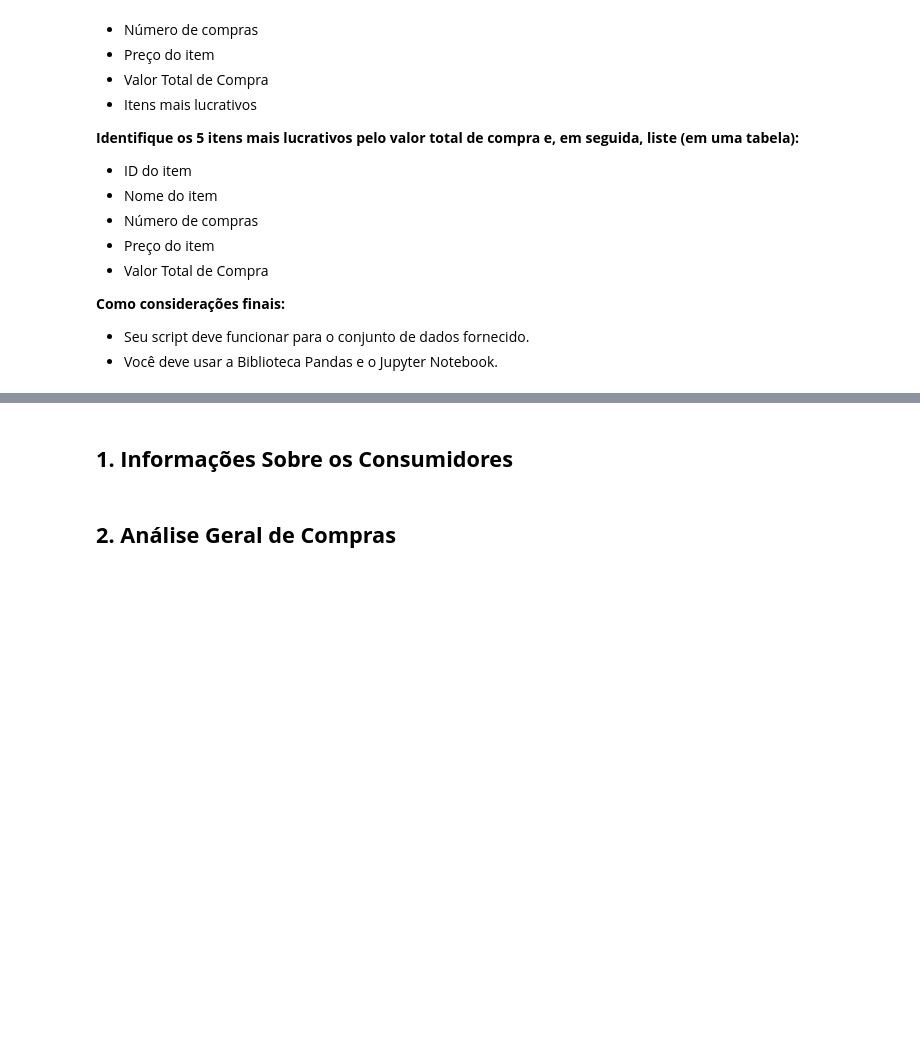
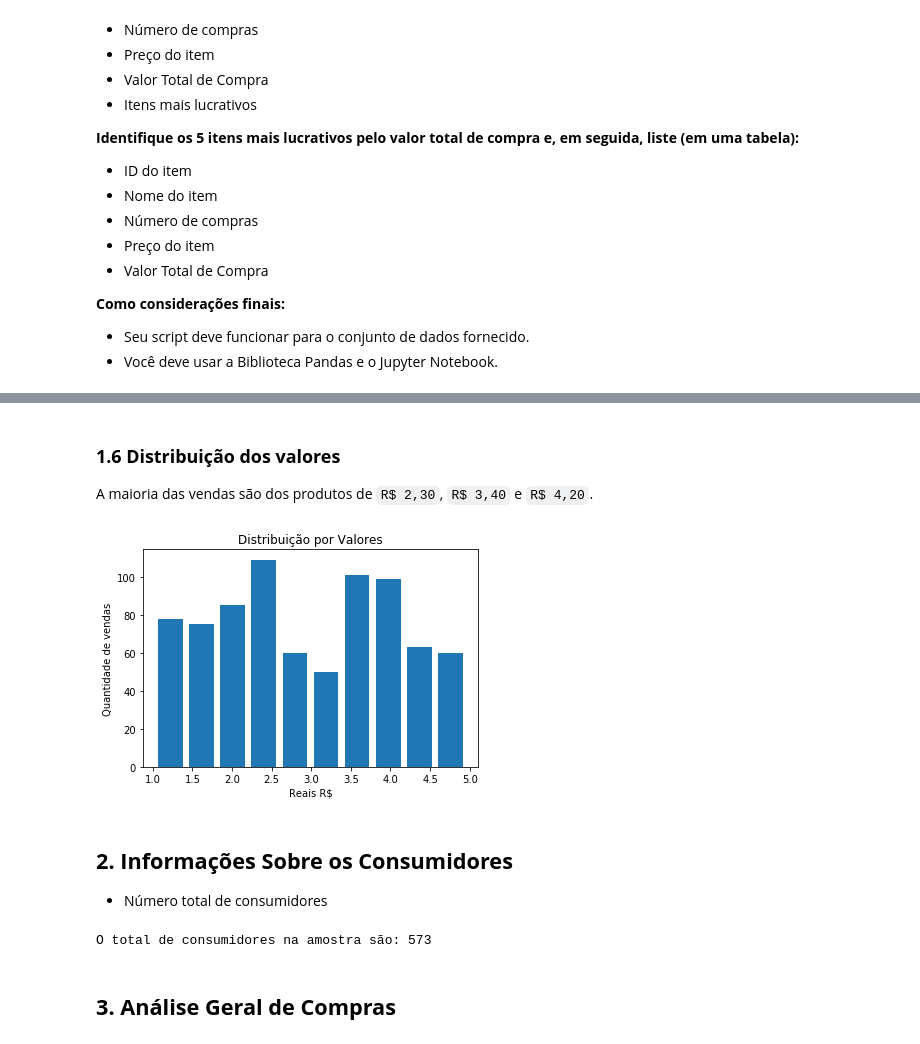
Before and after one commit to ralsouza/python_fundamentos, a Jupyter notebook: src/05_desafio/05_missao05.ipynb, the cells around one changed output, grey strips where cells are left out. Saved outputs shown, nothing was run; the diff lists cells and outputs as text; code cells hidden in the pictures; blank space fills up the shorter version.

```diff
--- a/src/05_desafio/05_missao05.ipynb
+++ b/src/05_desafio/05_missao05.ipynb
@@ -77,6 +143,27 @@ purchase_file.head()
+# %% [markdown]
+### **1.6 Distribuição dos valores**
+A maioria das vendas são dos produtos de `R$ 2,30`, `R$ 3,40` e `R$ 4,20`.
+# %%
+plt.hist(purchase_file['Valor'], histtype='bar', rwidth=0.8)
+
+plt.title('Distribuição por Valores')
+plt.xlabel('Reais R$')
+plt.ylabel('Quantidade de vendas')
+
+plt.show()
+# %% [output]
+[figure, added]
 # %% [markdown]
-## **1. Informações Sobre os Consumidores**
+## **2. Informações Sobre os Consumidores**
+* Número total de consumidores
+# %%
+# Contar a quantidade de logins, removendo as linhas com dados duplicados.
+
+total_consumidores = purchase_file['Login'].drop_duplicates().count()
+print('O total de consumidores na amostra são: {}'.format(total_consumidores))
+# %% [output]
+O total de consumidores na amostra são: 573
+# %% [markdown]
+## **3. Análise Geral de Compras**
 # %%
 # Implemente aqui sua solução
-# %% [markdown]
-## **2. Análise Geral de Compras**
```
Also changed, not shown: parts of 23 cells of this notebook.
